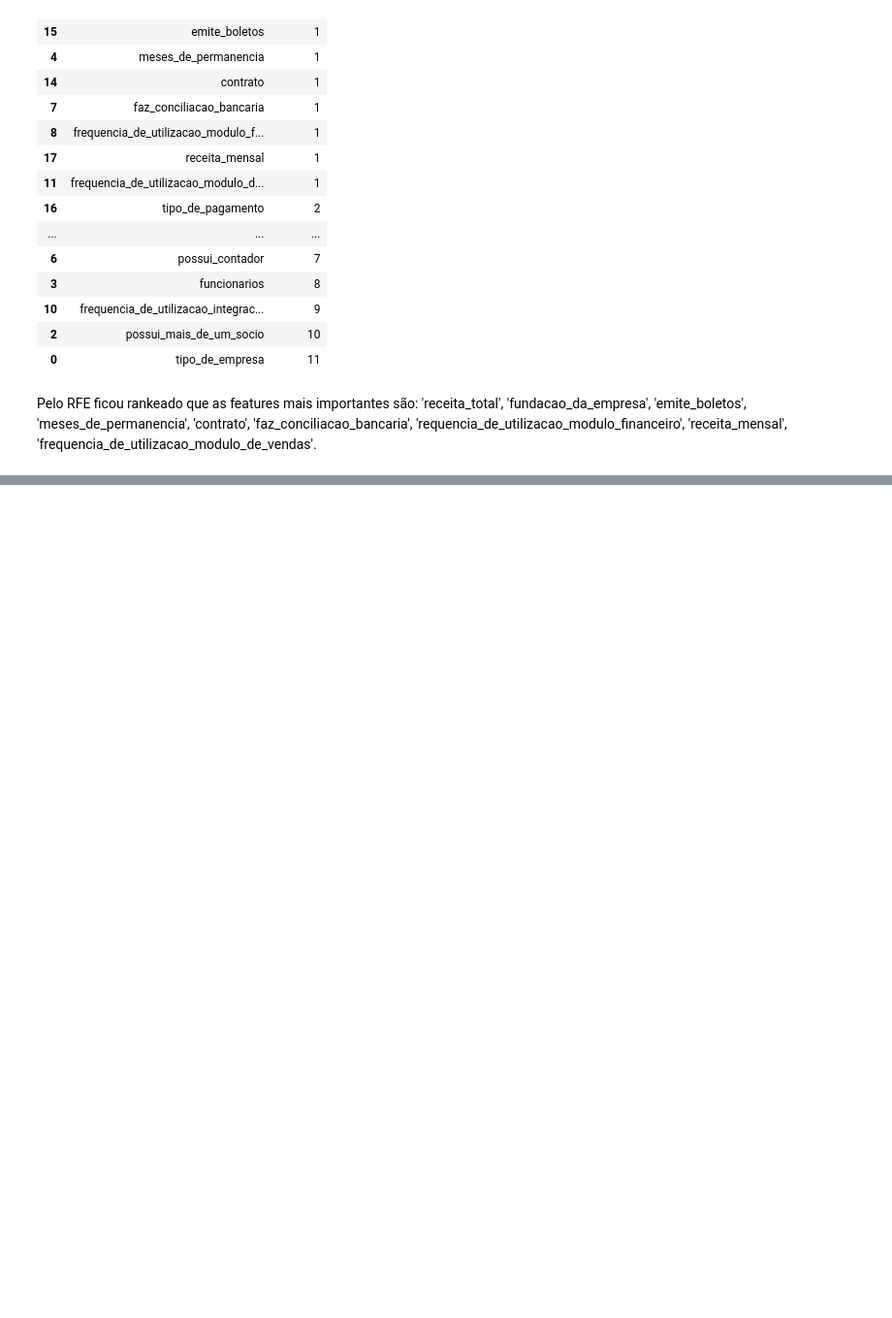
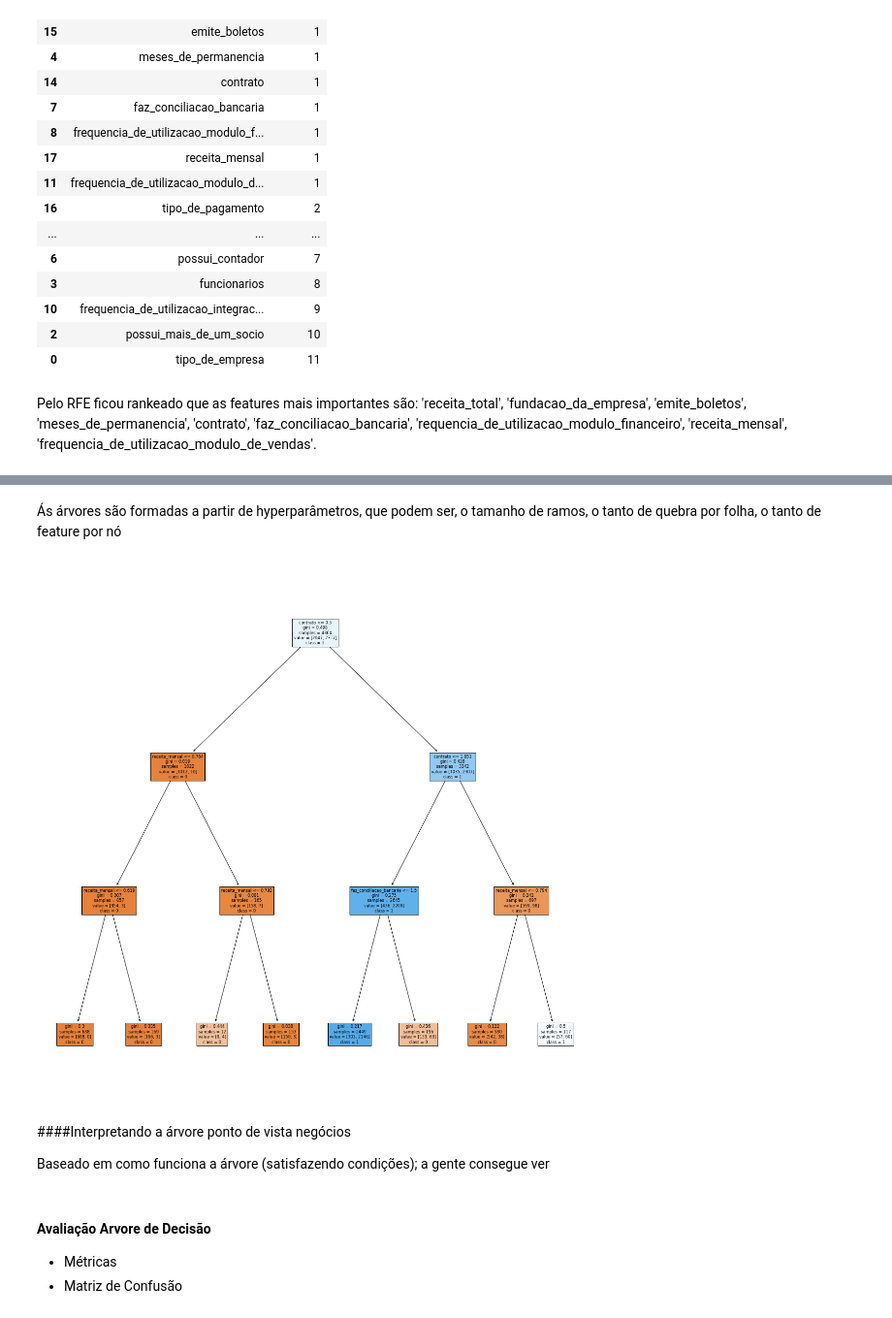
Before and after one commit to GuilhermeDumam/Desafio_Conta_Azul, a Jupyter notebook: desafio_conta_azul.ipynb, the cells around one changed output, grey strips where cells are left out. Shown at 97% size. Cells and saved outputs as stored; diff of their text form; code cells hidden in the pictures; blank space fills up the shorter version.

```diff
--- a/desafio_conta_azul.ipynb
+++ b/desafio_conta_azul.ipynb
@@ -488,0 +535,2 @@ Pelo RFE ficou rankeado que as features mais importantes são:
+# %%
+X_train, X_test, y_train, y_test = train_test_split(X, y, test_size=0.3, random_state=42)
@@ -488,0 +546,21 @@ Pelo RFE ficou rankeado que as features mais importantes são:
+# %% [markdown]
+Ás árvores são formadas a partir de hyperparâmetros, que podem ser, o tamanho de ramos, o tanto de quebra por folha, o tanto de feature por nó
+# %%
+plt.figure(figsize=(20,20))
+plot_tree(dt,
+          feature_names=X.columns,
+          class_names=["0","1"],
+          filled=True)
+
+plt.show()
+# %% [output]
+[figure, added]
+# %% [markdown]
+####Interpretando a árvore ponto de vista negócios
+
+Baseado em como funciona a árvore (satisfazendo condições); a gente consegue ver
+# %% [markdown]
+#### Avaliação Arvore de Decisão
+
+- Métricas
+- Matriz de Confusão
```
Also changed, not shown: parts of 18 cells of this notebook.
